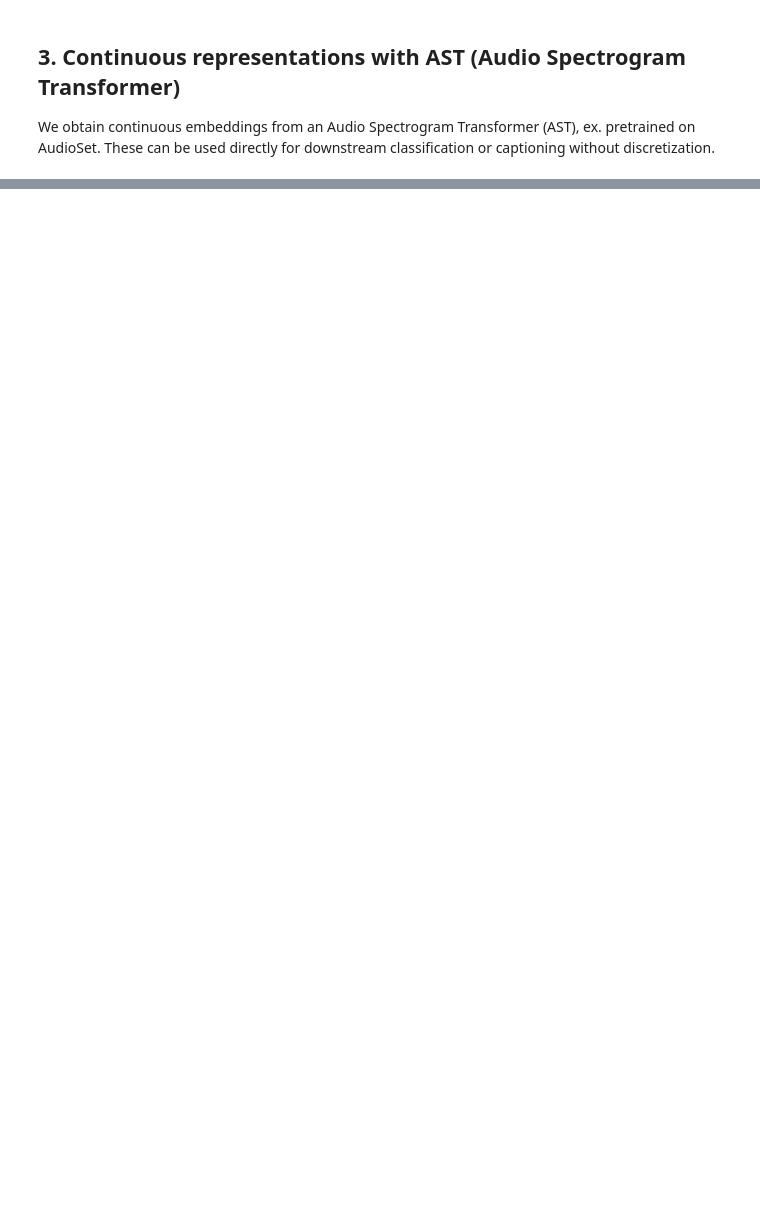
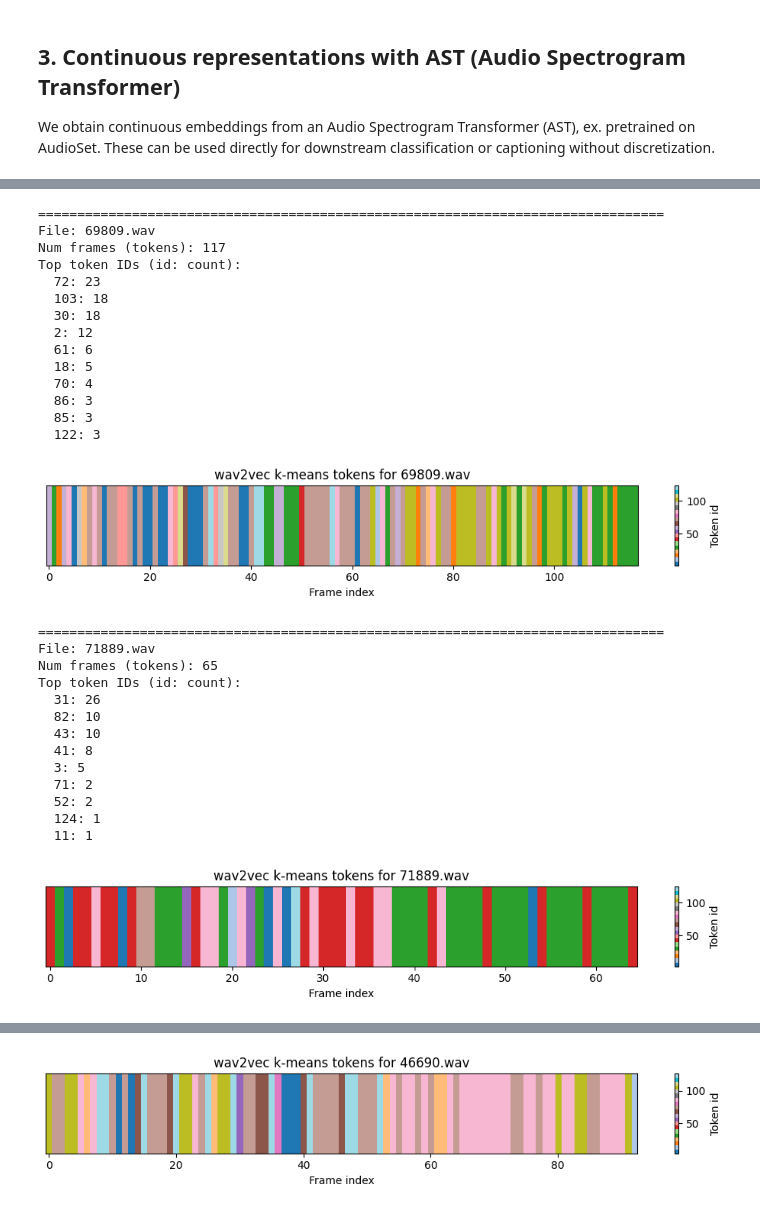
Before and after one commit to mahika-c/bat-llm, a Jupyter notebook: starter_code/05_Tokenization_Strategies.ipynb, the cells around one changed output, grey strips where cells are left out. Saved outputs shown, nothing was run; the diff lists cells and outputs as text; code cells hidden in the pictures; blank space fills up the shorter version.

Commit message:
wav2vec run and visualize

```diff
--- a/starter_code/05_Tokenization_Strategies.ipynb
+++ b/starter_code/05_Tokenization_Strategies.ipynb
@@ -88,11 +122,12 @@ kmeans.fit(frame_matrix)
 
 # Convert each file's frames into a sequence of discrete token IDs
 file2tokens: Dict[str, np.ndarray] = {}
-for fn, sl in file2frame_indices.items():
+for idx, (fn, sl) in enumerate(file2frame_indices.items()):
     frame_embs = frame_matrix[sl]
     tokens = kmeans.predict(frame_embs)
     tokens_arr = np.asarray(tokens, dtype=np.int16)
     file2tokens[fn] = tokens_arr
     np.save(TOKENS_DIR / f'w2v_kmeans_{Path(fn).stem}.npy', tokens_arr)
+    print(f"Processed {idx+1}/{len(file2frame_indices)} files")
 
 len(file2tokens)
@@ -225,7 +280,7 @@ def load_mel_as_ast_input(mel_path: Path) -> Dict[str, torch.Tensor]:
     )
     return {k: v.to(device) for k, v in inputs.items()}
 
-for fn in ann_small['File Name'].iloc[:128]:
+for fn in ann_small['File Name'].iloc[:None]:
     mel_path = MELS_48K_DIR / (Path(fn).stem + '.npy')
     if not mel_path.exists():
         continue
@@ -238,0 +302,67 @@ len(list(AST_DIR.glob('*.npy')))
+# %%
+from collections import Counter
+import matplotlib.pyplot as plt
+
+# Pick a few example files to inspect
+sample_files = ann_small["File Name"].iloc[:3]
+
+for fn in sample_files:
+    stem = Path(fn).stem
+    token_path = TOKENS_DIR / f"w2v_kmeans_{stem}.npy"
+    if not token_path.exists():
+        print(f"Skipping {fn}: tokens not found at {token_path}")
+        continue
+
+    tokens = np.load(token_path)
+
+    print("\n" + "=" * 80)
+    print(f"File: {fn}")
+    print(f"Num frames (tokens): {len(tokens)}")
+
+    # Show the most frequent token IDs
+    uniq, counts = np.unique(tokens, return_counts=True)
+    order = np.argsort(counts)[::-1]
+    top_k = 10
+    print("Top token IDs (id: count):")
+    for i in order[:top_k]:
+        print(f"  {int(uniq[i])}: {int(counts[i])}")
+
+    # Visualize the token sequence over time as a 1D image
+    plt.figure(figsize=(10, 2))
+    plt.imshow(tokens[None, :], aspect="auto", interpolation="nearest", cmap="tab20")
+    plt.yticks([])
+    plt.xlabel("Frame index")
+    plt.title(f"wav2vec k-means tokens for {fn}")
+    plt.colorbar(label="Token id")
+    plt.tight_layout()
+    plt.show()
+# %% [output]
+================================================================================
+File: 69809.wav
+Num frames (tokens): 117
+Top token IDs (id: count):
+  72: 23
+  103: 18
+  30: 18
+  2: 12
+  61: 6
+  18: 5
+  70: 4
+  86: 3
+  85: 3
+  122: 3
+[figure, added]
+================================================================================
+File: 71889.wav
+Num frames (tokens): 65
+Top token IDs (id: count):
+  31: 26
+  82: 10
+  43: 10
+  41: 8
+  3: 5
+  71: 2
+  52: 2
+  124: 1
+  11: 1
+[figure, added]
@@ -238,0 +383 @@ len(list(AST_DIR.glob('*.npy')))
+[figure, added]
```
Also changed, not shown: parts of 9 cells of this notebook, 1 other file.
